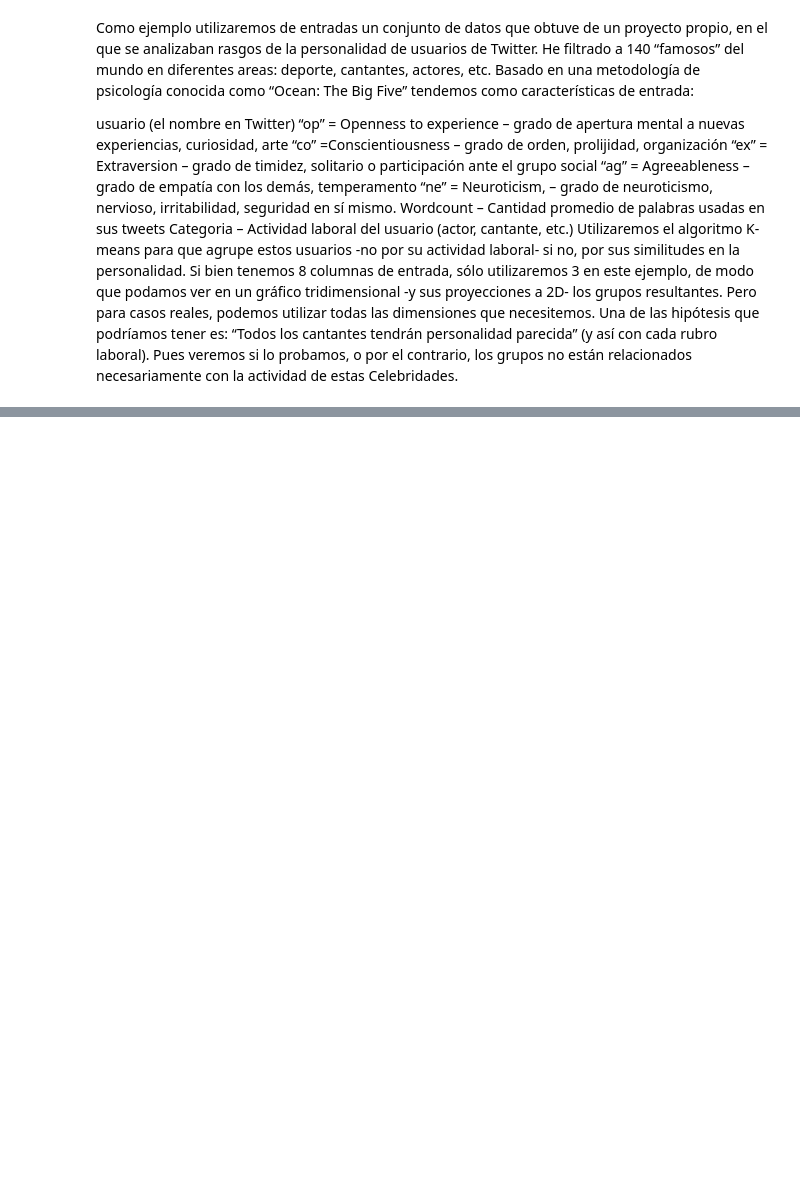
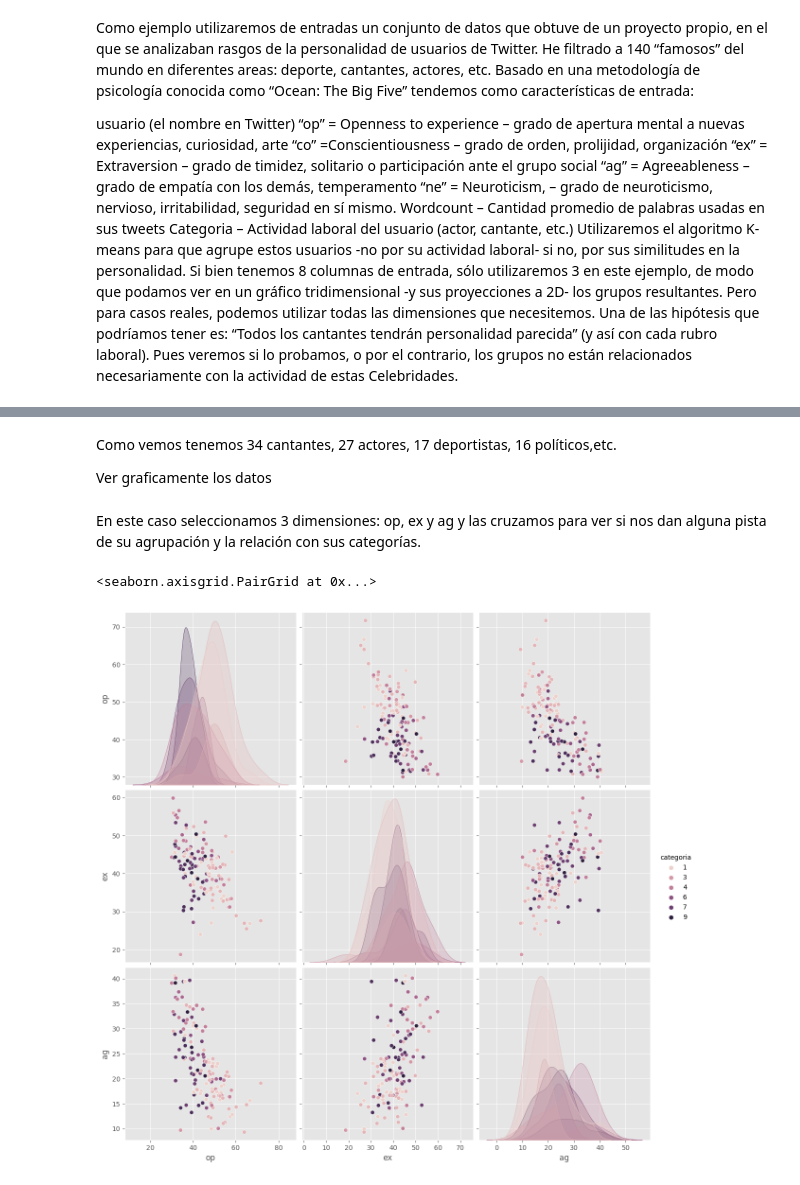
Before and after one commit to alejoc0314/K-means-Clustering-, a Jupyter notebook: K-means Clustering.ipynb, the cells around one changed output, grey strips where cells are left out. Cells and saved outputs as stored; diff of their text form; code cells hidden in the pictures; blank space fills up the shorter version.

```diff
--- a/K-means Clustering.ipynb
+++ b/K-means Clustering.ipynb
@@ -161,0 +169,16 @@ Utilizaremos el algoritmo K-means para que agrupe estos usuarios -no por su acti
+# %%
+
+import pandas as pd
+import numpy as np
+import matplotlib.pyplot as plt
+import seaborn as sb
+from sklearn.cluster import KMeans
+from sklearn.metrics import pairwise_distances_argmin_min
+
+import matplotlib.pyplot as plt
+from mpl_toolkits.mplot3d import Axes3D
+
+%matplotlib inline
+from mpl_toolkits.mplot3d import Axes3D
+plt.rcParams['figure.figsize'] = (16, 9)
+plt.style.use('ggplot')
@@ -161,0 +187,3 @@ Utilizaremos el algoritmo K-means para que agrupe estos usuarios -no por su acti
+# %%
+dataframe = pd.read_csv(r"analisis.csv")
+dataframe.head()
@@ -161,0 +242,4 @@ Utilizaremos el algoritmo K-means para que agrupe estos usuarios -no por su acti
+# %% [markdown]
+Como vemos tenemos 34 cantantes, 27 actores, 17 deportistas, 16 políticos,etc.
+
+Ver graficamente los datos
@@ -161,0 +249,7 @@ Utilizaremos el algoritmo K-means para que agrupe estos usuarios -no por su acti
+# %% [markdown]
+En este caso seleccionamos 3 dimensiones: op, ex y ag y las cruzamos para ver si nos dan alguna pista de su agrupación y la relación con sus categorías.
+# %%
+sb.pairplot(dataframe.dropna(), hue='categoria',size=4,vars=["op","ex","ag"],kind='scatter')
+# %% [output]
+<seaborn.axisgrid.PairGrid at 0x...>
+[figure, added]
```
Also changed, not shown: parts of 32 cells of this notebook.
